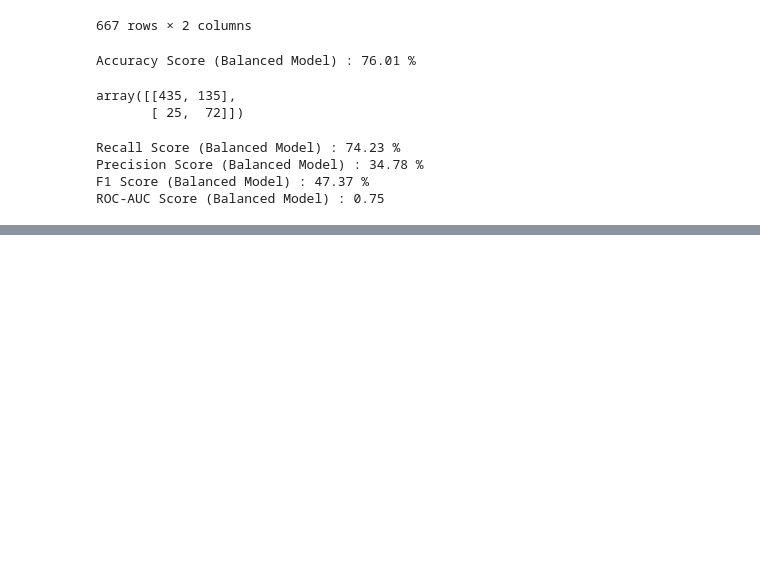
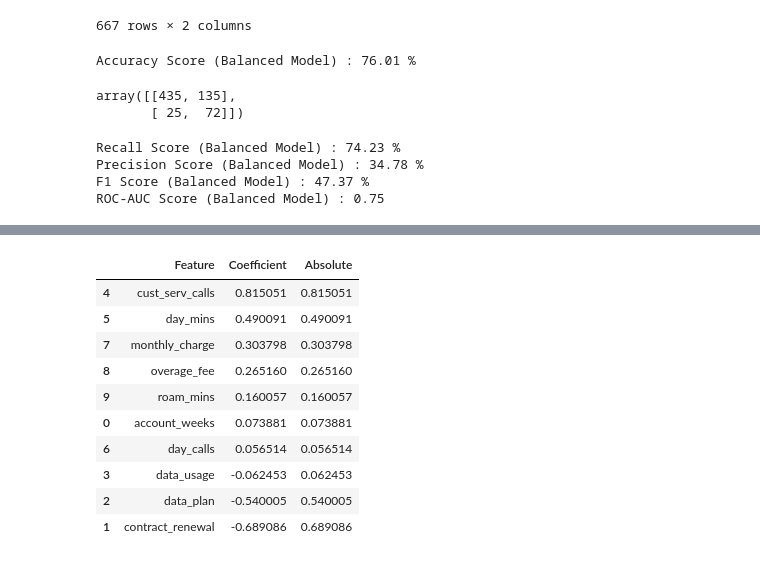
Before and after one commit to khanim-abdullayeva/Telecom-Customer-Churn-Retention-Analysis, a Jupyter notebook: ml/telecom_churn_prediction.ipynb, the cells around one changed output, grey strips where cells are left out. Saved outputs shown, nothing was run; the diff lists cells and outputs as text; code cells hidden in the pictures; blank space fills up the shorter version.

```diff
--- a/ml/telecom_churn_prediction.ipynb
+++ b/ml/telecom_churn_prediction.ipynb
@@ -256,0 +300,23 @@ ROC-AUC Score (Balanced Model) : 0.75
+# %%
+# Get the coefficients of the balanced Logistic Regression model
+coefficients = balanced_model.coef_[0]
+coefficients_df = pd.DataFrame({
+    "Feature" : X.columns,
+    "Coefficient" : coefficients
+}
+)
+coefficients_df["Absolute"] = coefficients_df["Coefficient"].abs()
+coefficients_df = coefficients_df.sort_values(by = "Coefficient",ascending = False)
+coefficients_df
+# %% [output]
+|  | Feature | Coefficient | Absolute |
+| 4 | cust_serv_calls | 0.815051 | 0.815051 |
+| 5 | day_mins | 0.490091 | 0.490091 |
+| 7 | monthly_charge | 0.303798 | 0.303798 |
+| 8 | overage_fee | 0.265160 | 0.265160 |
+| 9 | roam_mins | 0.160057 | 0.160057 |
+| 0 | account_weeks | 0.073881 | 0.073881 |
+| 6 | day_calls | 0.056514 | 0.056514 |
+| 3 | data_usage | -0.062453 | 0.062453 |
+| 2 | data_plan | -0.540005 | 0.540005 |
+| 1 | contract_renewal | -0.689086 | 0.689086 |
```
Also changed, not shown: parts of 6 cells of this notebook.
